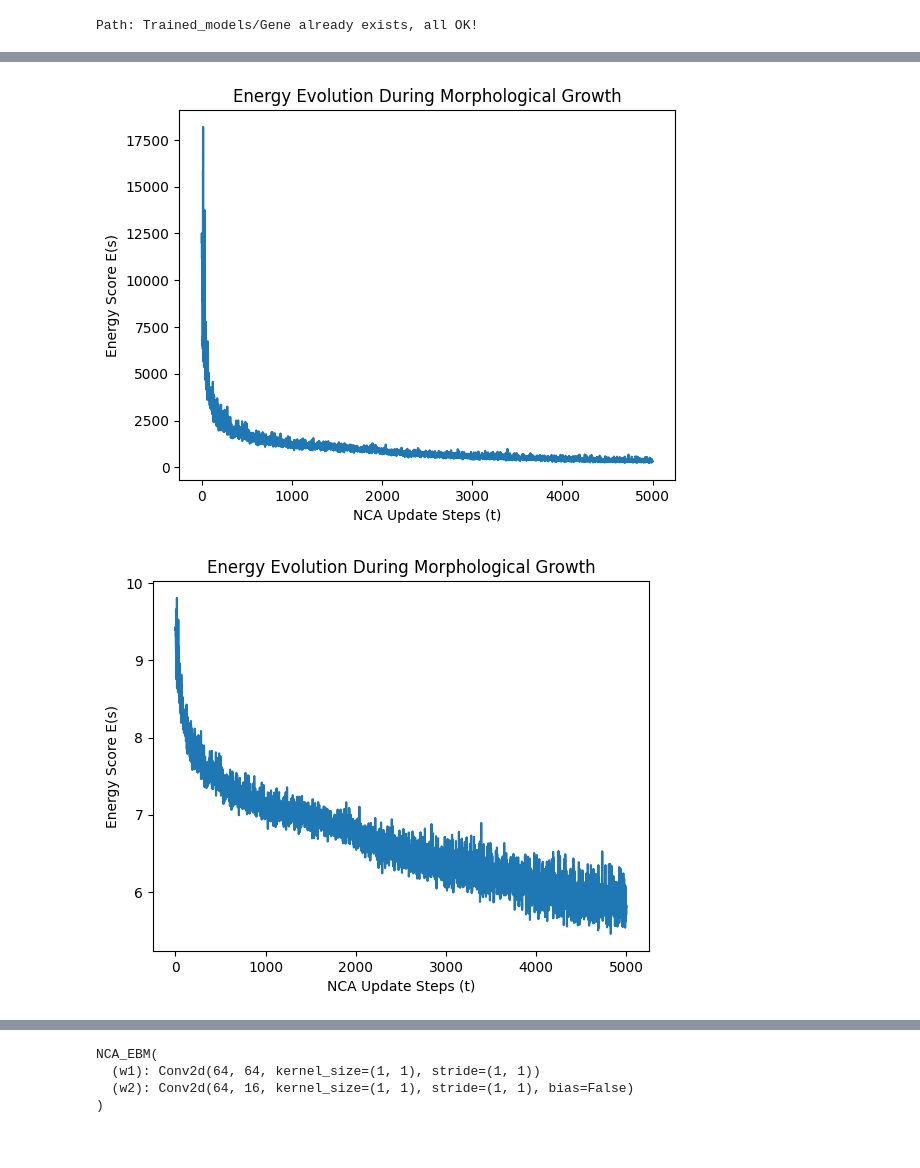
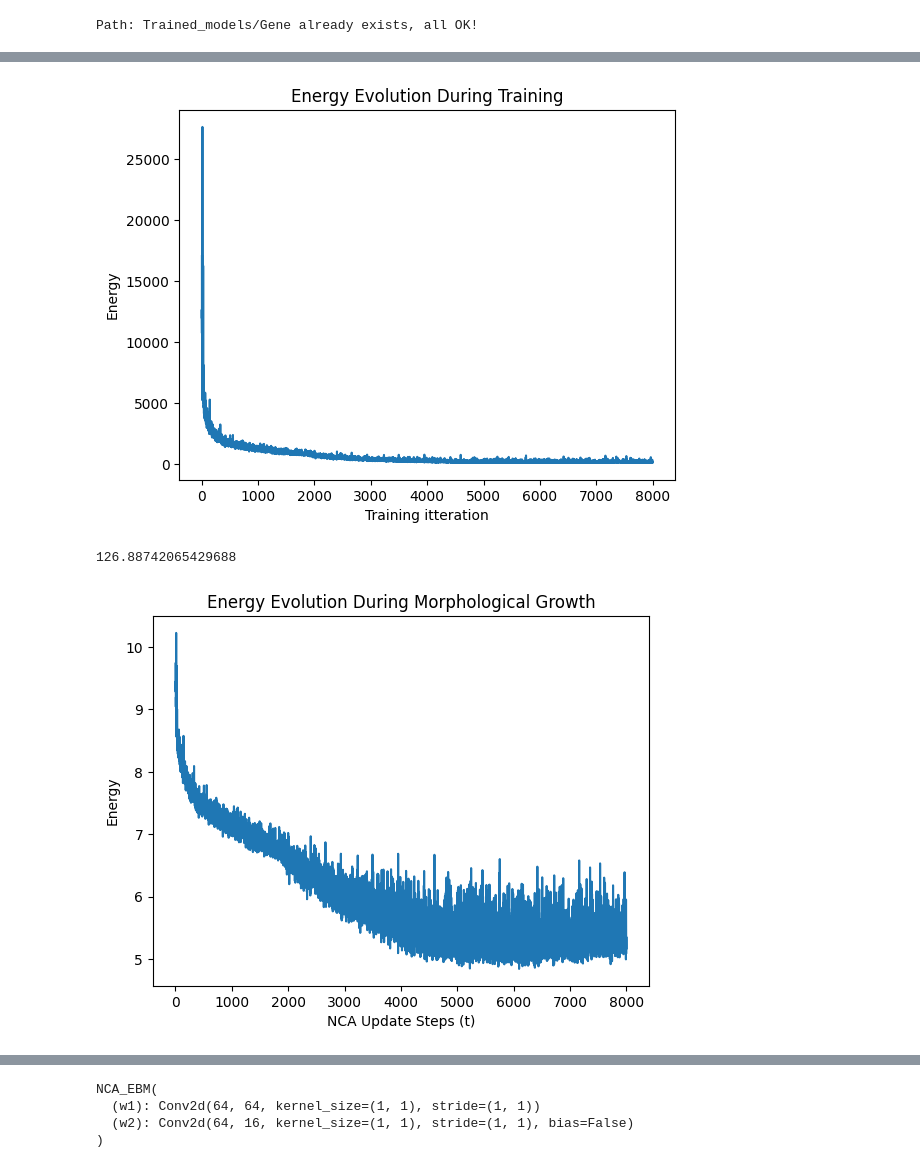
Before and after one commit to lshofsl/Advanced-topics-in-PoD-project-, a Jupyter notebook: EBM_NCA.ipynb, the cells around one changed output, grey strips where cells are left out. Cells and saved outputs as stored; diff of their text form; code cells hidden in the pictures.

```diff
--- a/EBM_NCA.ipynb
+++ b/EBM_NCA.ipynb
@@ -72,7 +72,7 @@ CHANNELS = 16 # @param {type:"integer"}<--- NCA feature channels
 BATCH_SIZE = 12 #@param {type:"integer"}
 PADDING = 5 #@param {type:"integer"}
 POOL_SIZE = 2666 #@param {type:"integer"}<--- NCA training pool size, lower values train faster but are less stable
-TRAINING_ITERS = 5000  #@param {type:"integer"}<-- Number of trainign iterations
+TRAINING_ITERS = 8000  #@param {type:"integer"}<-- Number of trainign iterations
 HIDDEN_SIZE = 64 #@param {type:"integer"}<--- NCA hidden size
 
 
@@ -244,20 +244,24 @@ Trained_models/Gene/NCA_EBM.pth
 # %%
 
 plt.plot(energy_loss)
-plt.xlabel("NCA Update Steps (t)")
-plt.ylabel("Energy Score E(s)")
-plt.title("Energy Evolution During Morphological Growth")
+plt.xlabel("Training itteration")
+plt.ylabel("Energy")
+plt.title("Energy Evolution During Training")
 plt.show()
 # %% [output]
-[figure, old version]
+[figure, new version]
+# %%
+print(np.min(energy_loss))
+# %% [output]
+126.88742065429688
 # %%
 plt.plot(loss_log)
 plt.xlabel("NCA Update Steps (t)")
-plt.ylabel("Energy Score E(s)")
+plt.ylabel("Energy")
 plt.title("Energy Evolution During Morphological Growth")
 plt.show()
 # %% [output]
-[figure, old version]
+[figure, new version]
 # %%
 plt.plot(loss_mono_log)
 plt.title("loss_mono_log")
```
Also changed, not shown: parts of 9 cells of this notebook.
